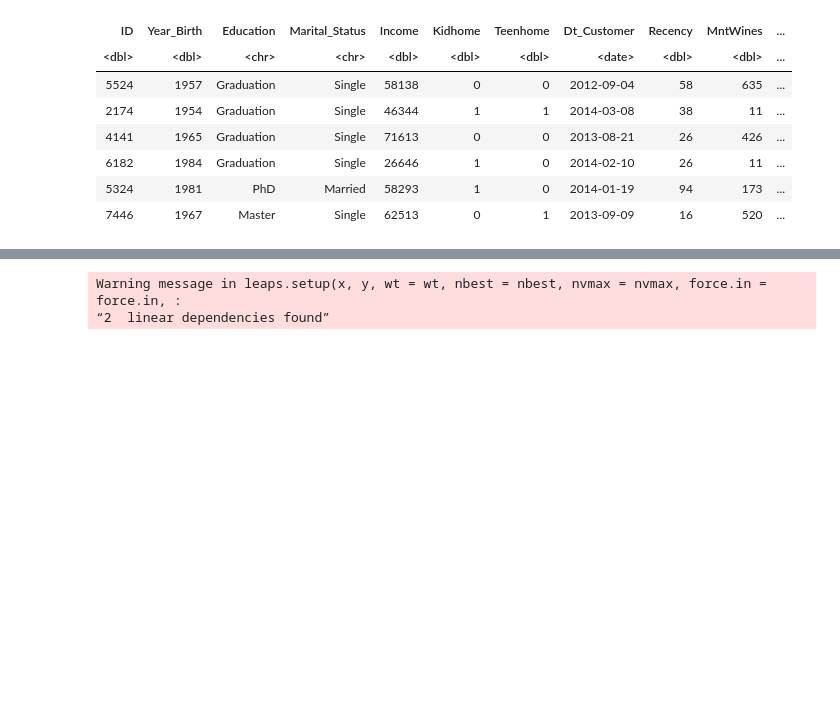
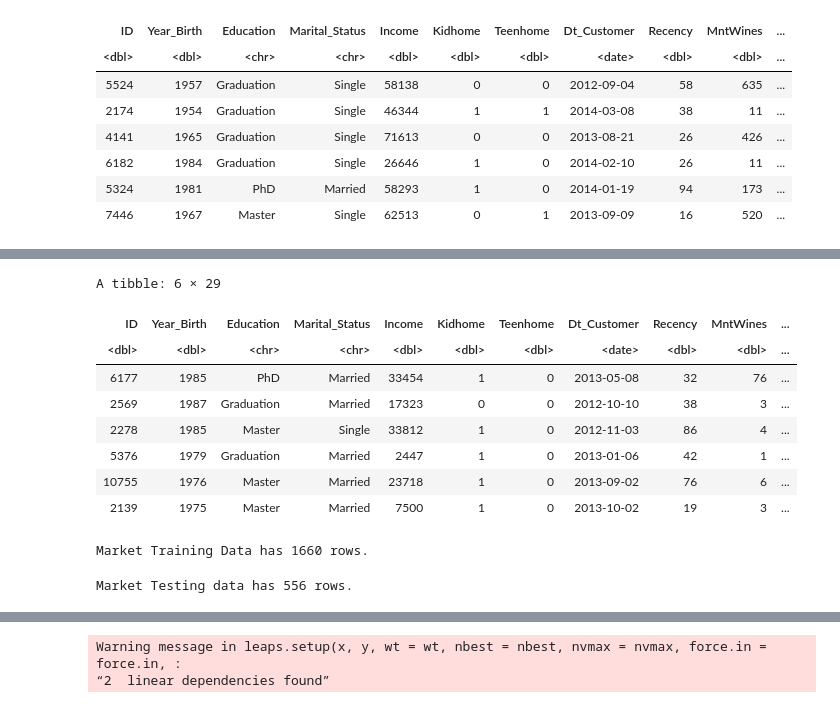
Before and after one commit to DrakenRaptor/STAT301_ProjectGrp26, a Jupyter notebook: Individual Assignment (Project).ipynb, the cells around one changed output, grey strips where cells are left out. Drawn from its saved outputs; the diff is of its cells as text; code cells hidden in the pictures; blank space fills up the shorter version.

```diff
--- a/Individual Assignment (Project).ipynb
+++ b/Individual Assignment (Project).ipynb
@@ -311,0 +305,27 @@ Number of Fisher Scoring iterations: 5
+# %%
+# Remove rows with missing values
+market_data <- na.omit(market_data)
+set.seed(5638)
+
+market_data_split <- initial_split(market_data, prop = 0.75, strata = Income)
+market_data_train <- training(market_data_split)
+
+market_data_test <- testing(market_data_split)
+
+head(market_data_train)
+cat('\nMarket Training Data has', nrow(market_data_train), 'rows.\n')
+# %% [output]
+A tibble: 6 × 29
+| ID | Year_Birth | Education | Marital_Status | Income | Kidhome | Teenhome | Dt_Customer | Recency | MntWines | ... |
+| <dbl> | <dbl> | <chr> | <chr> | <dbl> | <dbl> | <dbl> | <date> | <dbl> | <dbl> | ... |
+| 6177 | 1985 | PhD | Married | 33454 | 1 | 0 | 2013-05-08 | 32 | 76 | ... |
+| 2569 | 1987 | Graduation | Married | 17323 | 0 | 0 | 2012-10-10 | 38 | 3 | ... |
+| 2278 | 1985 | Master | Single | 33812 | 1 | 0 | 2012-11-03 | 86 | 4 | ... |
+| 5376 | 1979 | Graduation | Married | 2447 | 1 | 0 | 2013-01-06 | 42 | 1 | ... |
+| 10755 | 1976 | Master | Married | 23718 | 1 | 0 | 2013-09-02 | 76 | 6 | ... |
+| 2139 | 1975 | Master | Married | 7500 | 1 | 0 | 2013-10-02 | 19 | 3 | ... |
+Market Training Data has 1660 rows.
+# %%
+cat('\nMarket Testing data has', nrow(market_data_test), 'rows.')
+# %% [output]
+Market Testing data has 556 rows.
```
Also changed, not shown: parts of 14 cells of this notebook.
